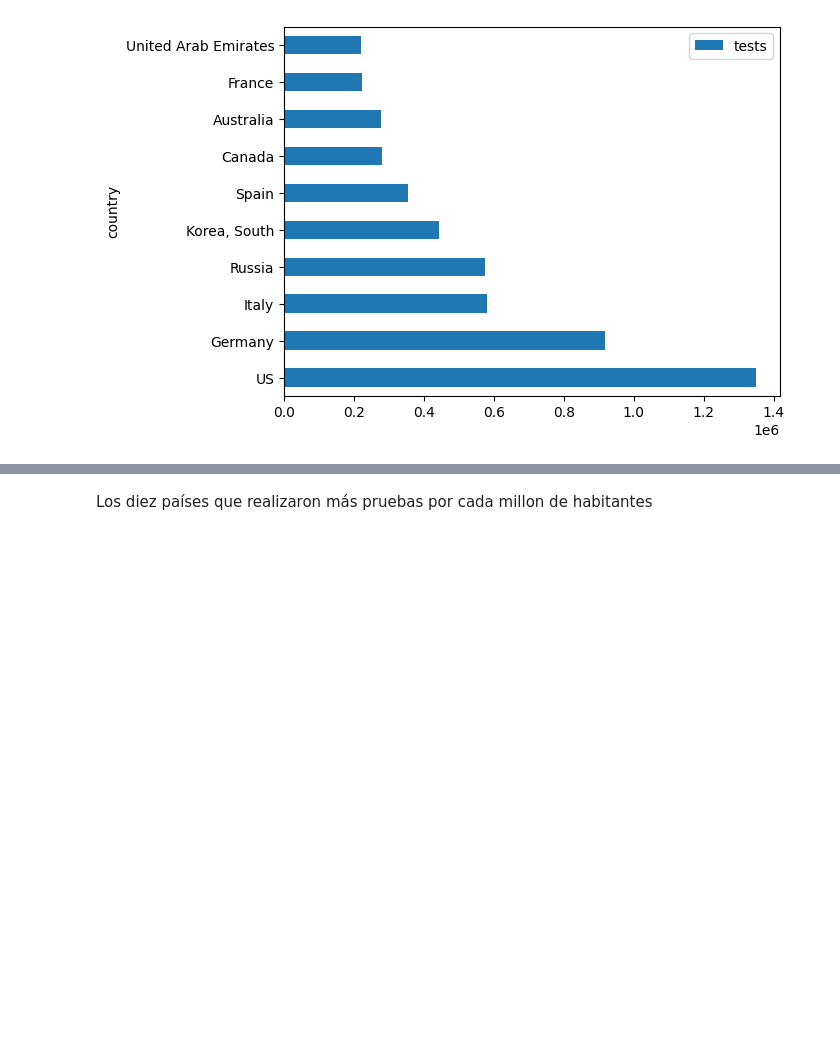
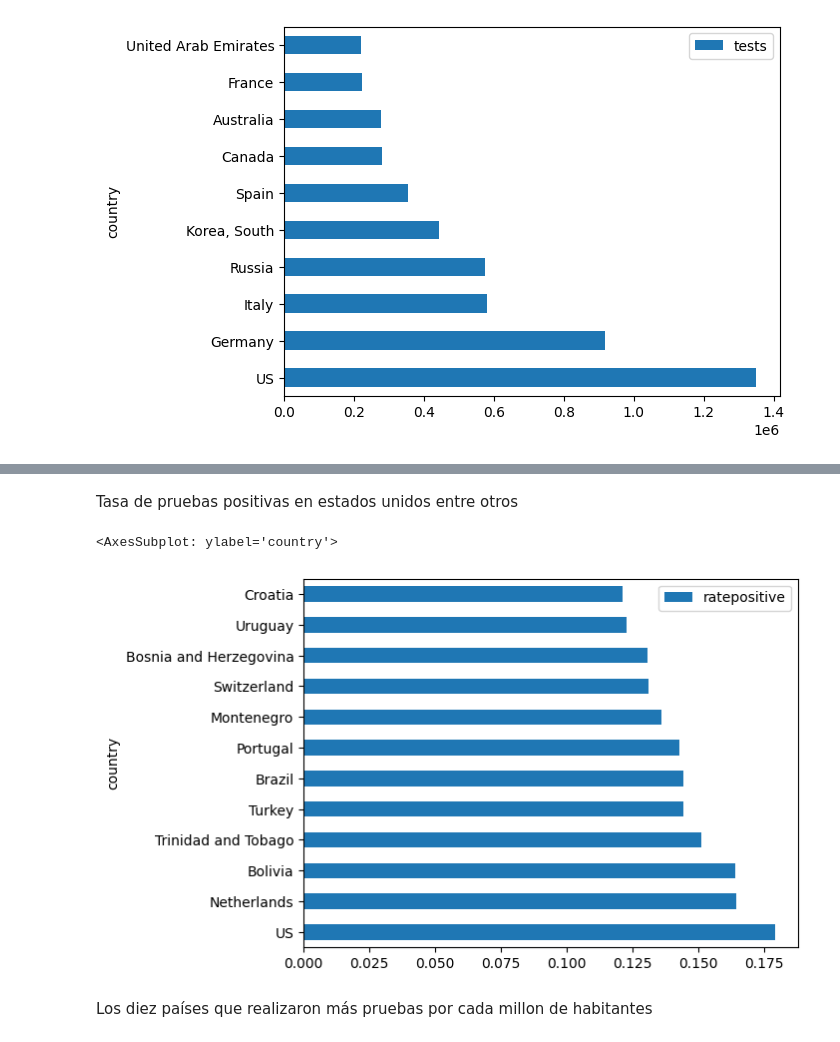
Before and after one commit to E2401/Python-Estadistica, a Jupyter notebook: examen_pye.ipynb, the cells around one changed output, grey strips where cells are left out. Saved outputs shown, nothing was run; the diff lists cells and outputs as text; code cells hidden in the pictures; blank space fills up the shorter version.

```diff
--- a/examen_pye.ipynb
+++ b/examen_pye.ipynb
@@ -178,3 +188,13 @@ plot_test.plot(kind='barh')
+# %% [markdown]
+Tasa de pruebas positivas en estados unidos entre otros
+# %%
+plot_testpm = pd.DataFrame(df_c.groupby(by='country').ratepositive.sum())
+plot_testpm = plot_testpm.sort_values("ratepositive", ascending=False).iloc[12:24]
+
+plot_testpm.plot(kind='barh')
+# %% [output]
+<AxesSubplot: ylabel='country'>
+[figure, added]
 # %% [markdown]
 Los diez países que realizaron más pruebas por cada millon de habitantes
 # %%
```
Also changed, not shown: parts of 3 cells of this notebook.
